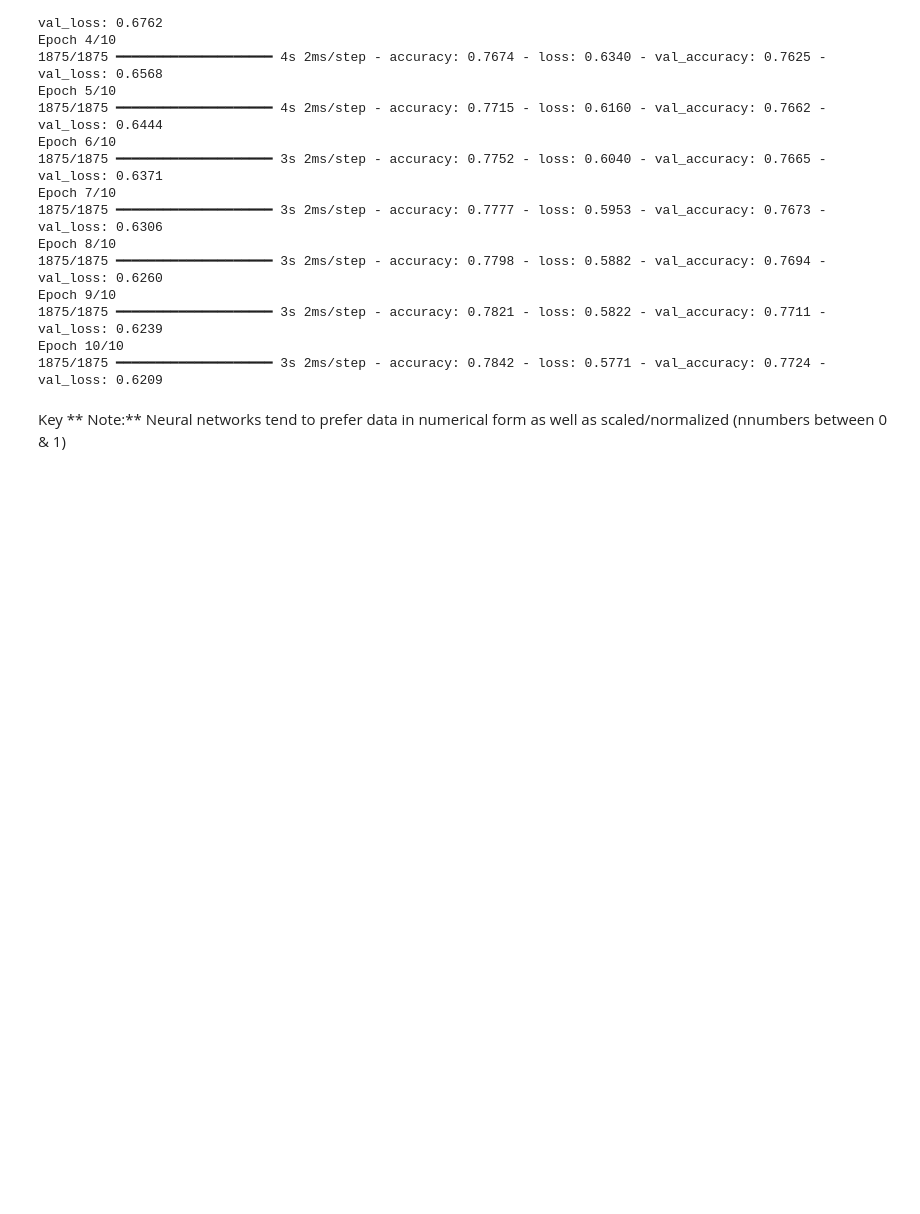
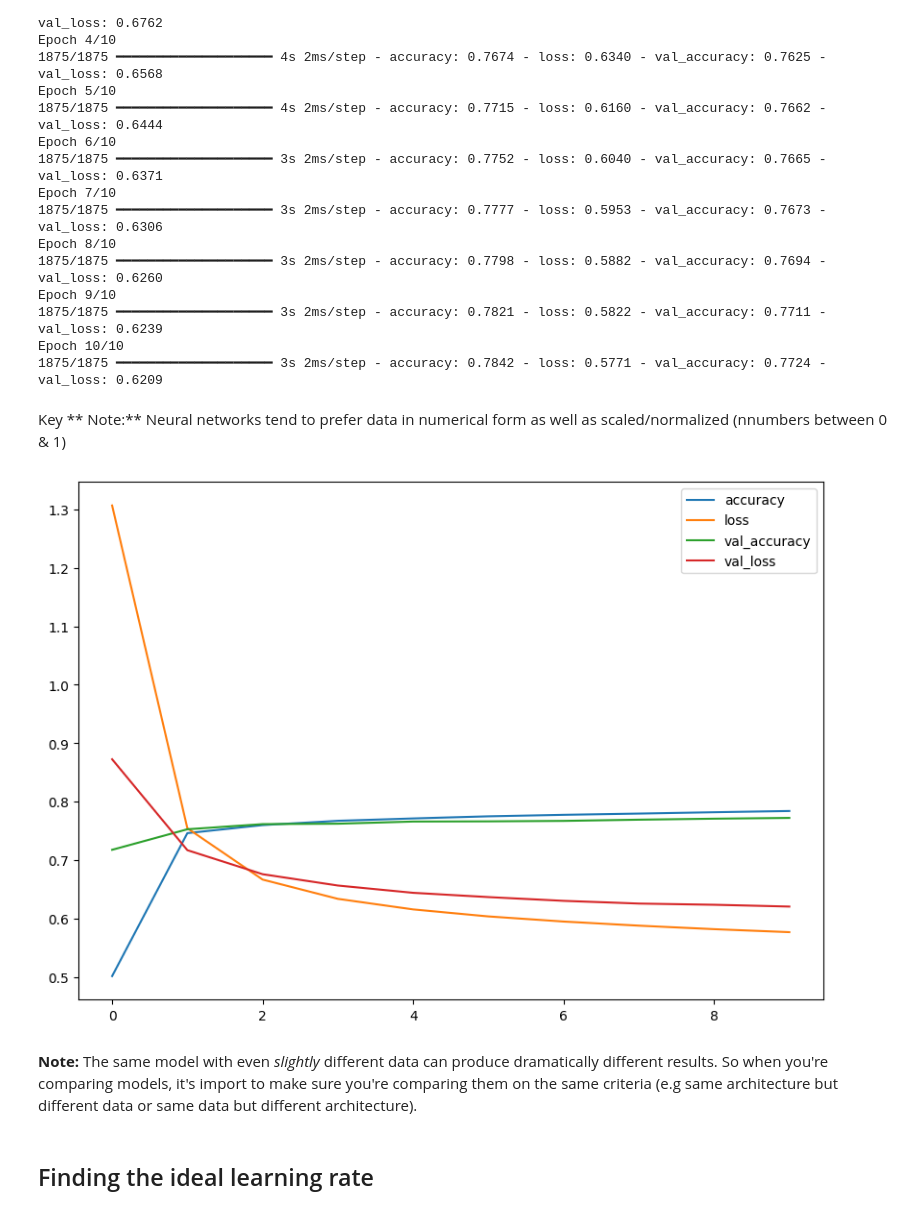
Before and after one commit to Glockrover/LearnTensorFlow, a Jupyter notebook: Neural_Network_Classification.ipynb, the cells around one changed output. Cells and saved outputs as stored; diff of their text form; code cells hidden in the pictures; blank space fills up the shorter version.

Commit message:
finding an plotting the ideal learning rate

```diff
--- a/Neural_Network_Classification.ipynb
+++ b/Neural_Network_Classification.ipynb
@@ -1041,3 +1041,13 @@ Epoch 10/10
 1875/1875 ━━━━━━━━━━━━━━━━━━━━ 3s 2ms/step - accuracy: 0.7842 - loss: 0.5771 - val_accuracy: 0.7724 - val_loss: 0.6209
 # %% [markdown]
 Key ** Note:** Neural networks tend to prefer data in numerical form as well as scaled/normalized (nnumbers between 0 & 1)
+# %%
+import pandas as pd
+# Plot normalized data loss curves
+pd.DataFrame(history.history).plot(figsize=(10, 7));
+# %% [output]
+[figure, added]
+# %% [markdown]
+**Note:** The same model with even *slightly* different data can produce dramatically different results. So when you're comparing models, it's import to make sure you're comparing them on the same criteria (e.g same architecture but different data or same data but different architecture).
+# %% [markdown]
+## Finding the ideal learning rate
```
Also changed, not shown: parts of 4 cells of this notebook.
